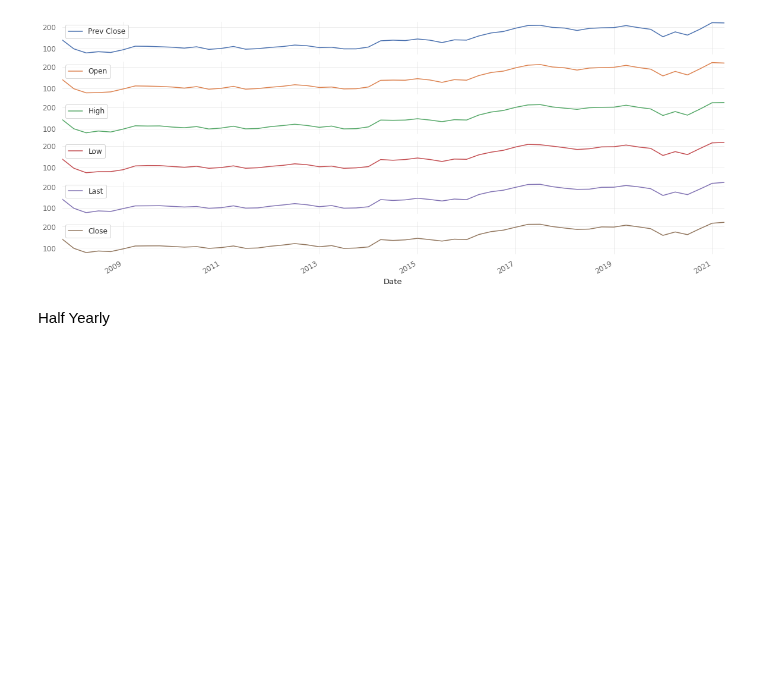
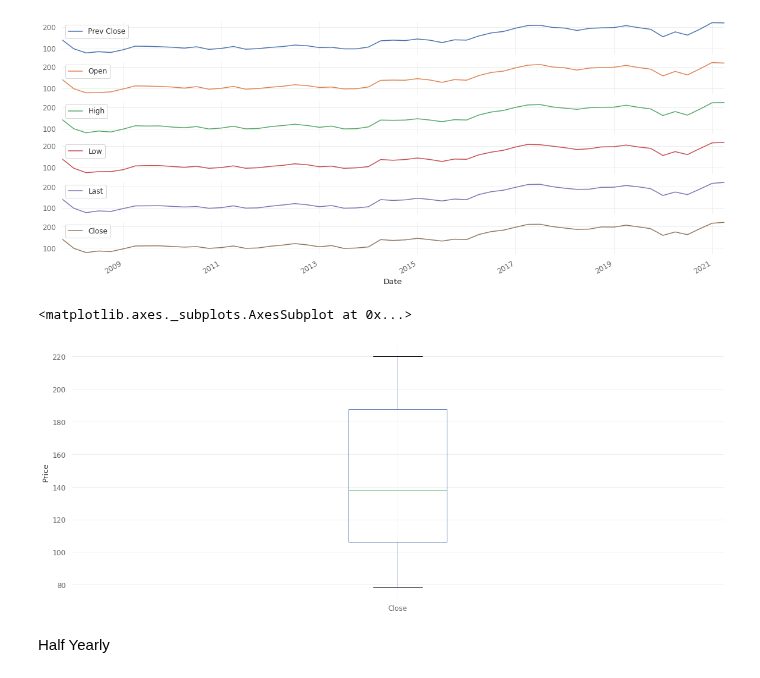
Before and after one commit to AMAYadav/PROJECTS-, a Jupyter notebook: Volatility_study.ipynb, the cells around one changed output. Drawn from its saved outputs; the diff is of its cells as text; code cells hidden in the pictures; blank space fills up the shorter version.

```diff
--- a/Volatility_study.ipynb
+++ b/Volatility_study.ipynb
@@ -262,6 +300,11 @@ powergrid_quarterly.iloc[:,2:8].plot(subplots=True,figsize=(20,8))[0]
 # %% [output]
 <matplotlib.axes._subplots.AxesSubplot at 0x...>
 [figure]
+# %%
+powergrid_quarterly.iloc[:,2:8]['Close'].plot(kind='box',subplots=False,figsize=(20,8),ylabel='Price',)
+# %% [output]
+<matplotlib.axes._subplots.AxesSubplot at 0x...>
+[figure, added]
 # %%
 # #fiscal year wise sampling
 
```
Also changed, not shown: parts of 18 cells of this notebook.
